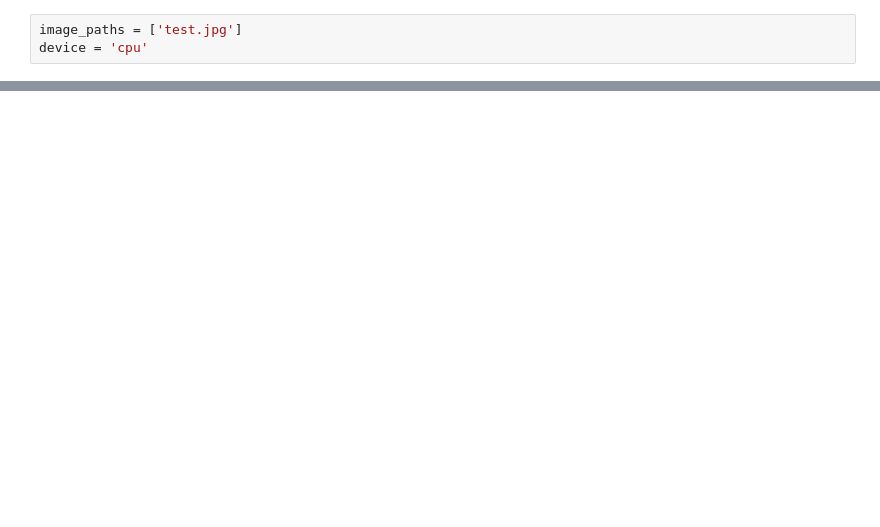
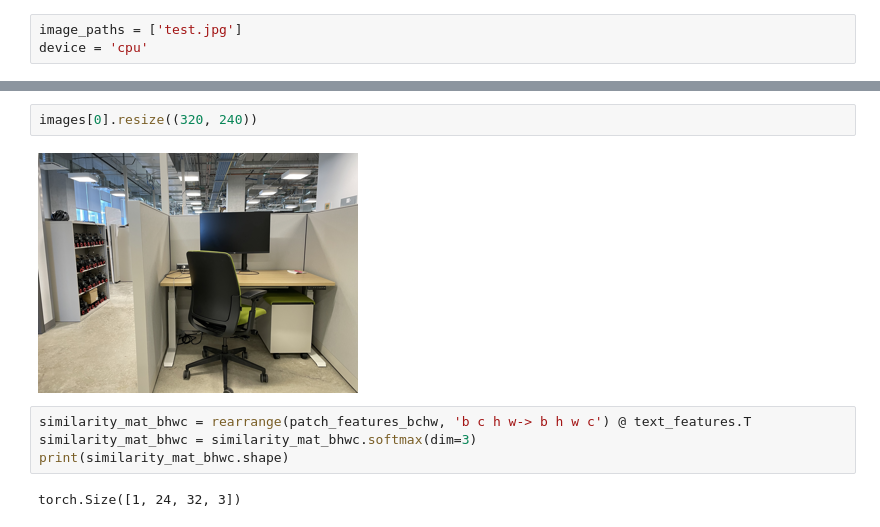
Before and after one commit to RogerQi/Patched_CLIP, a Jupyter notebook: example.ipynb, the cells around one changed output, grey strips where cells are left out. Cells and saved outputs as stored; diff of their text form; blank space fills up the shorter version.

Commit message:
[feat] example of text-patch alignment

```diff
--- a/example.ipynb
+++ b/example.ipynb
@@ -80,0 +45,10 @@ ValueError: cannot reshape array of size 2304 into shape (24,24,3)
+# %%
+images[0].resize((320, 240))
+# %% [output]
+[figure, added]
+# %%
+similarity_mat_bhwc = rearrange(patch_features_bchw, 'b c h w-> b h w c') @ text_features.T
+similarity_mat_bhwc = similarity_mat_bhwc.softmax(dim=3)
+print(similarity_mat_bhwc.shape)
+# %% [output]
+torch.Size([1, 24, 32, 3])
```
Also changed, not shown: parts of 13 cells of this notebook.
